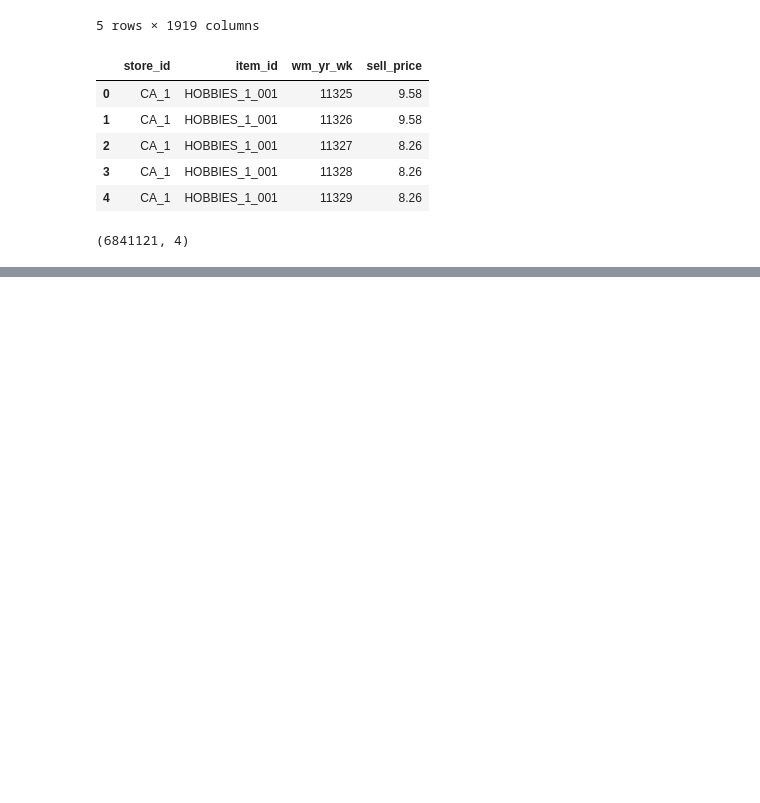
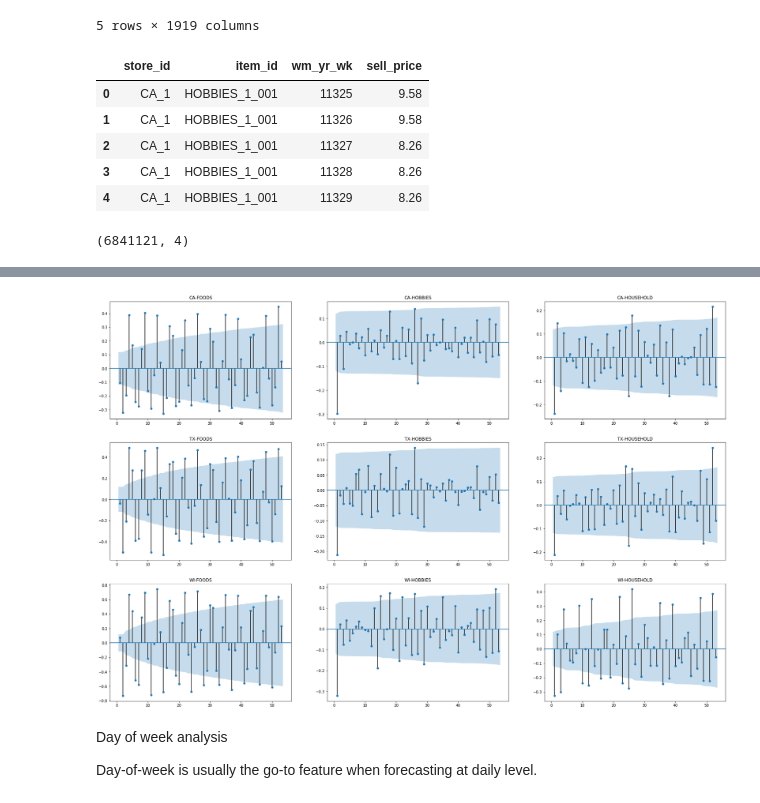
Before and after one commit to jekkiechan/m5, a Jupyter notebook: eda.ipynb, the cells around one changed output, grey strips where cells are left out. Drawn from its saved outputs; the diff is of its cells as text; code cells hidden in the pictures; blank space fills up the shorter version.

```diff
--- a/eda.ipynb
+++ b/eda.ipynb
@@ -73,0 +111,4 @@ sales_nation.sort_values(['cat_id', 'wm_yr_wk'], inplace=True)
+# %%
+sales_weekly = sales_nation.groupby(['state_id', 'cat_id', 'wm_yr_wk'])['sales'].sum().reset_index()
+# %%
+sales_weekly['diff_sales'] = sales_weekly.groupby(['state_id', 'cat_id'])['sales'].transform(lambda x: x.diff())
@@ -73,0 +125,17 @@ sales_nation.sort_values(['cat_id', 'wm_yr_wk'], inplace=True)
+# %%
+fig, ax = plt.subplots(nrows=3, ncols=3, figsize=(30,20))
+
+for i,state in enumerate(sales_weekly.state_id.unique()):
+    for j,cat in enumerate(sales_weekly.cat_id.unique()):\
+        plot_acf(sales_weekly.loc[(sales_weekly.state_id == state) & (sales_weekly.cat_id == cat), 'diff_sales'],
+                 ax=ax[i,j],
+                 lags=53,
+                 missing='drop',
+                 title=f'{state}-{cat}',
+                 zero=False)
+# %% [output]
+[figure, added]
+# %% [markdown]
+Day of week analysis
+
+Day-of-week is usually the go-to feature when forecasting at daily level.
```
Also changed, not shown: parts of 22 cells of this notebook.
